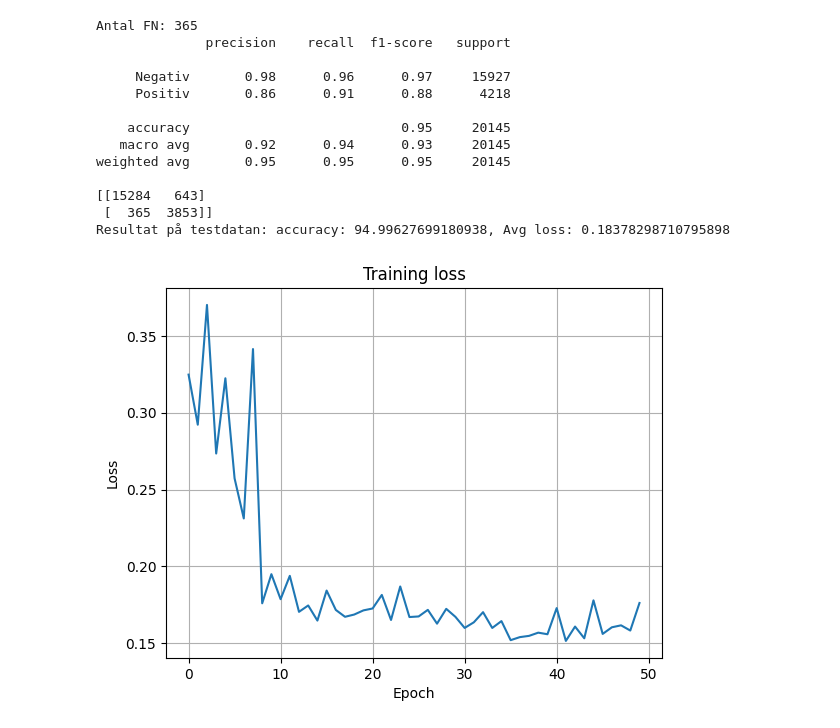
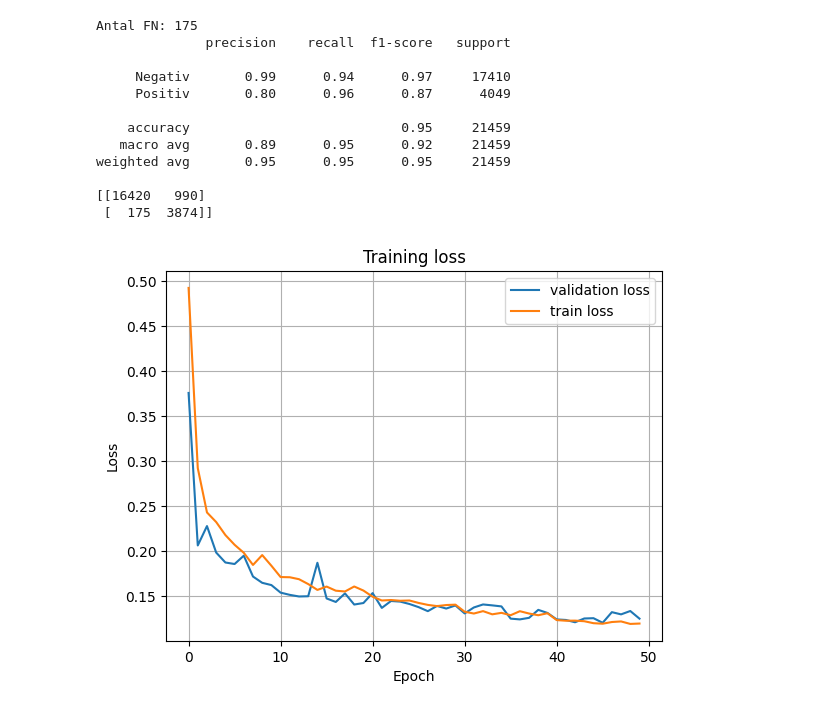
Before and after one commit to andreasjak/MSc26_Assar, a Jupyter notebook: networks/feed_forward_more_features.ipynb, the cells around one changed output. Drawn from its saved outputs; the diff is of its cells as text; code cells hidden in the pictures.

```diff
--- a/networks/feed_forward_more_features.ipynb
+++ b/networks/feed_forward_more_features.ipynb
@@ -13,15 +13,18 @@ from sklearn.preprocessing import StandardScaler
 con = duckdb.connect('../capillary.db')
 
 df = con.execute("""
-                 SELECT value, delimit_value, delimit_value2,analysis, protein_value, manual_classification as label
+                 SELECT id, value, pid,delimit_value, delimit_value2,analysis, protein_value, label, interpretation
                  FROM protein_data
-                 WHERE manual_classification IS NOT NULL
-                 AND value IS NOT NULL
+                 WHERE value IS NOT NULL
+                 AND (label = 0 OR label = 1 )
                  AND delimit_value IS NOT NULL
                  AND delimit_value2 IS NOT NULL
                  AND analysis IS NOT NULL
                  AND protein_value IS NOT NULL
                  """).df()
+
+pids = con.execute("SELECT DISTINCT pid FROM protein_data WHERE label = 0 OR label = 1").df()
+
 
 con.close()
 
@@ -73,12 +76,13 @@ df['protein_value'] = df.apply(
     ),
     axis=1
 )
-df['protein_value'] = df['protein_value'].apply(clean_protein_values)
+#df['protein_value'] = df['protein_value'].apply(clean_protein_values)
 
 X_curve     = np.array(df['value'].tolist(),         dtype=np.float32)  # (n, 300)
 X_fractions = np.array(df['delimit_value'].tolist(),  dtype=np.float32)  # (n, 6)
 X_delimit2  = np.array(df['delimit_value2'].tolist(), dtype=np.float32)  # (n, 15)
 #X_protein   = np.array(df['protein_value'].tolist(),  dtype=np.float32)  # (n, 8)
+
 
 X = np.concatenate([X_curve, X_fractions, X_delimit2], axis=1)  # (n, 329)
 y = np.array(df['label'].values, dtype=np.int64)
@@ -258,11 +305,13 @@ Antal parametrar: 255,298
 epochs = 50
 accuracies = []
 validation_losses = []
+train_losses = []
 for t in range(epochs):
-    train(train_dataloader, model, loss_fn, optimizer)
+    train_loss = train(train_dataloader, model, loss_fn, optimizer)
     (accuracy,avg_loss) = validate(val_dataloader, model, loss_fn)
     scheduler.step()
-    print(f"Epooch {t}, accuracy: {accuracy}, Avg loss: {avg_loss}")
+    print(f"Epoch {t:>3} | train loss: {train_loss:.4f} | val loss: {avg_loss:.4f} | val acc: {accuracy:.1f}%")
+    train_losses.append(train_loss)
     accuracies.append(accuracy)
     validation_losses.append(avg_loss)
 print("Done!")
@@ -293,54 +342,56 @@ from sklearn.metrics import classification_report, confusion_matrix
 model.load_state_dict(torch.load("advanced_model.pth", weights_only=True))
 
 # Samla alla prediktioner
+
+THRESHOLD = 0.2
+
 model.eval()
-all_preds = []
+all_probs = []
 all_labels = []
 
 with torch.no_grad():
-    for X, y in test_dataloader:
+    for X, y,_ in test_dataloader:
         X, y = X.to(device), y.to(device)
+        logits = model(X)
+        probs = torch.softmax(logits, dim=1)[:, 1]
         pred = model(X)
-        all_preds.extend(pred.argmax(1).cpu().numpy())
+        all_probs.extend(probs.cpu().numpy())
         all_labels.extend(y.cpu().numpy())
 
-all_preds = np.array(all_preds)
+all_probs = np.array(all_probs)
 all_labels = np.array(all_labels)
+all_preds = (all_probs >= THRESHOLD).astype(int)
 
 # Hitta FN
 fn_idx = np.where((all_labels == 1) & (all_preds == 0))[0]
 print(f"Antal FN: {len(fn_idx)}")
 # Rapport
 print(classification_report(all_labels, all_preds, target_names=['Negativ', 'Positiv']))
-
-# Konfusionsmatris
 print(confusion_matrix(all_labels, all_preds))
-
-(test_accuracy, test_loss) = test(test_dataloader,model,loss_fn)
-print(f"Resultat på testdatan: accuracy: {test_accuracy}, Avg loss: {test_loss}")
 # %% [output]
-Antal FN: 365
+Antal FN: 175
               precision    recall  f1-score   support
 
-     Negativ       0.98      0.96      0.97     15927
-     Positiv       0.86      0.91      0.88      4218
+     Negativ       0.99      0.94      0.97     17410
+     Positiv       0.80      0.96      0.87      4049
 
-    accuracy                           0.95     20145
-   macro avg       0.92      0.94      0.93     20145
-weighted avg       0.95      0.95      0.95     20145
+    accuracy                           0.95     21459
+   macro avg       0.89      0.95      0.92     21459
+weighted avg       0.95      0.95      0.95     21459
 
-[[15284   643]
- [  365  3853]]
-Resultat på testdatan: accuracy: 94.99627699180938, Avg loss: 0.18378298710795898
+[[16420   990]
+ [  175  3874]]
 # %%
 # Analys av hur träningen gick
 import matplotlib.pyplot as plt
 
-plt.plot(validation_losses)
+plt.plot(validation_losses, label='validation loss')
+plt.plot(train_losses, label = 'train loss')
+plt.legend()
 plt.xlabel('Epoch')
 plt.ylabel('Loss')
 plt.title('Training loss')
 plt.grid(True)
 plt.show()
 # %% [output]
-[figure, old version]
+[figure, new version]
```
Also changed, not shown: parts of 7 cells of this notebook, 12 other files.
